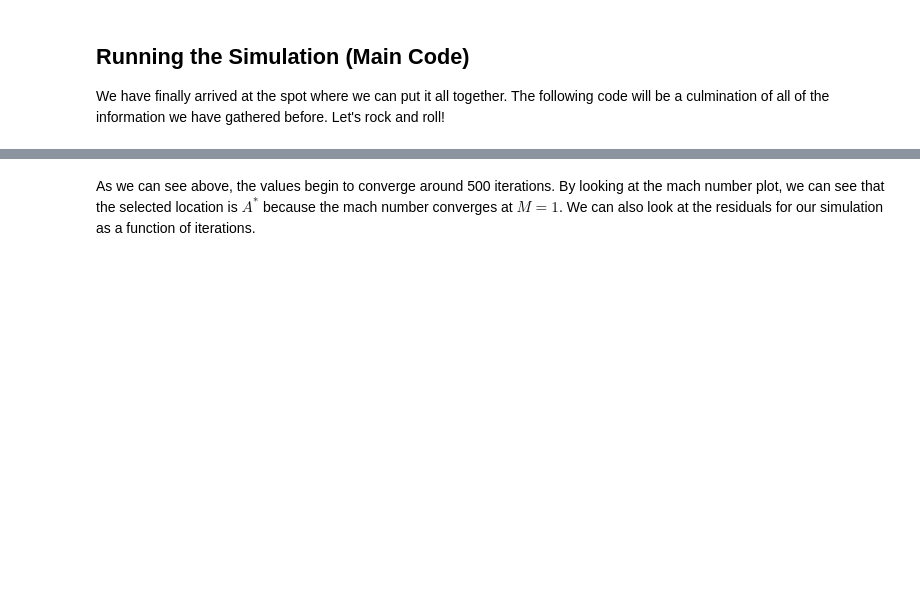
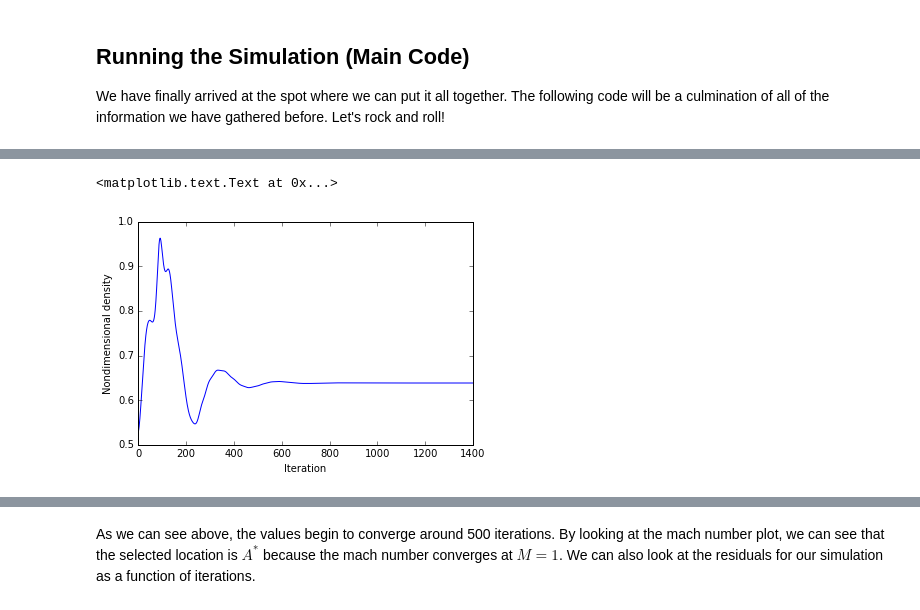
Before and after one commit to bjreddish/CFD, a Jupyter notebook: nozzleFlow/nozzleFlowCFD.ipynb, the cells around one changed output, grey strips where cells are left out. Saved outputs shown, nothing was run; the diff lists cells and outputs as text; code cells hidden in the pictures; blank space fills up the shorter version.

```diff
--- a/nozzleFlow/nozzleFlowCFD.ipynb
+++ b/nozzleFlow/nozzleFlowCFD.ipynb
@@ -504,0 +513,8 @@ Text(0, 0.5, 'M')
+# %%
+# Density vs iteration at throat of nozzle
+pyplot.plot(rhoResults[int(len(rhoResidualResults)/2),:])
+pyplot.xlabel('Iteration')
+pyplot.ylabel('Nondimensional density')
+# %% [output]
+<matplotlib.text.Text at 0x...>
+[figure, added]
```
Also changed, not shown: parts of 19 cells of this notebook.
